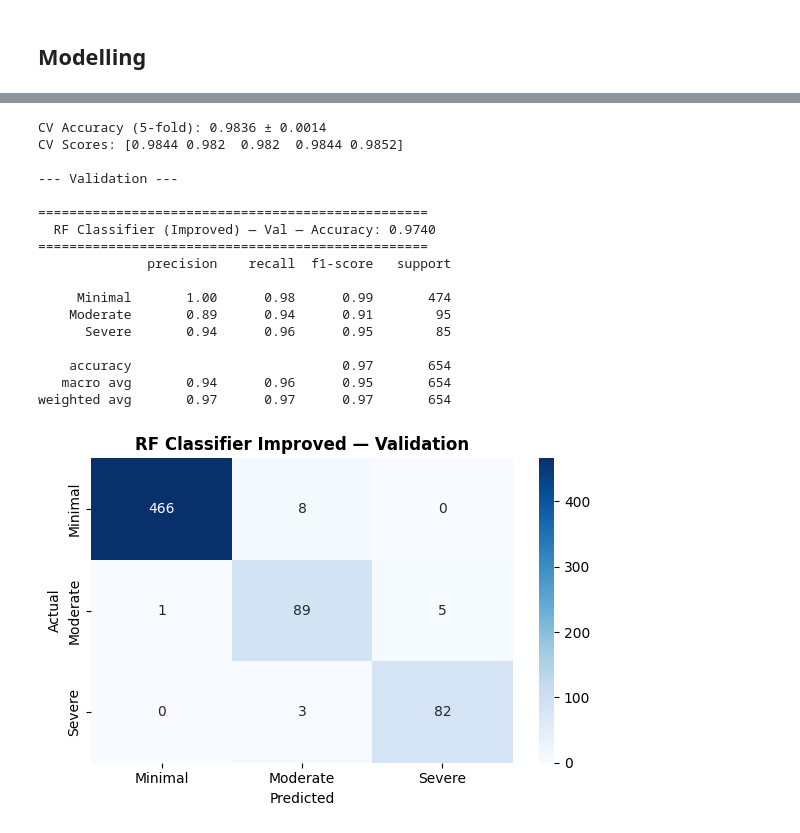
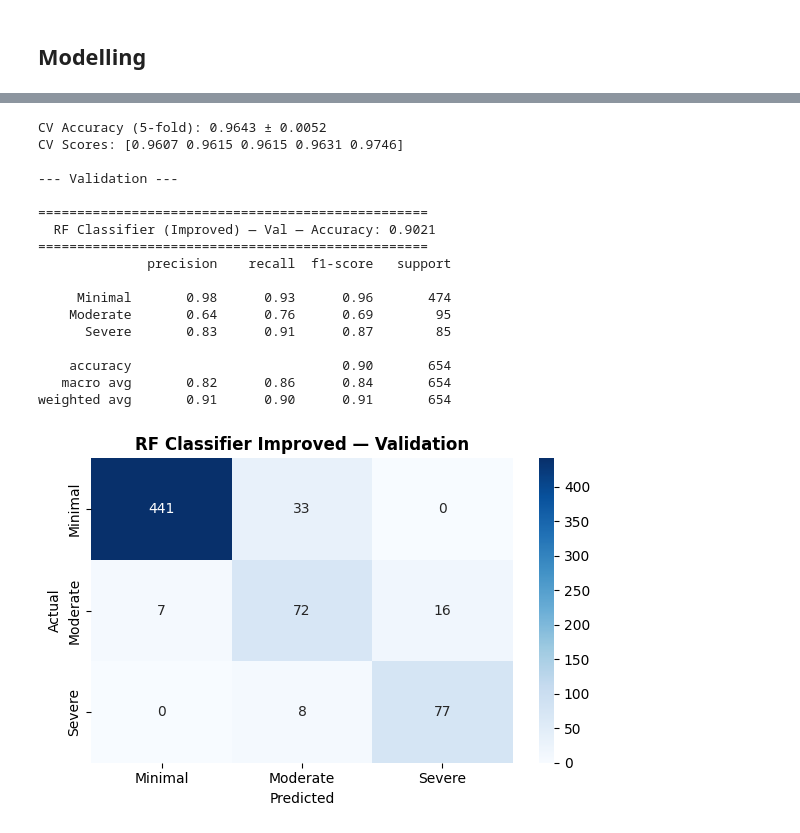
Before and after one commit to npydipati/CAP5771_npydipati, a Jupyter notebook: data_modeling.ipynb, the cells around one changed output, grey strips where cells are left out. Cells and saved outputs as stored; diff of their text form; code cells hidden in the pictures.

```diff
--- a/data_modeling.ipynb
+++ b/data_modeling.ipynb
@@ -260,11 +261,18 @@ test_data.csv       : 2021–2023  654 rows    (8.8%)
 ## Modelling
 # %%
 # Features used for both classification and regression
+
 FEATURES = [
-    'gdp_per_capita', 'urban_population_percent', 'rural_population_percent',
-    'population_density', 'total_population', 'renewable_energy_percent',
-    'government_effectiveness', 'elec_access_change', 'gdp_growth',
-    'urban_change', 'lagged_electricity', 'lagged_gdp'
+    'gdp_per_capita',
+    'urban_population_percent',
+    'rural_population_percent',
+    'population_density',
+    'total_population',
+    'renewable_energy_percent',
+    'government_effectiveness',
+    'elec_access_change',
+    'gdp_growth',
+    'urban_change'
 ]
 
 CLASS_TARGET = 'risk_category'
@@ -291,5 +299,5 @@ y_test_reg  = test_df[REG_TARGET]
 print(f"X_train : {X_train.shape}")
 print(f"X_val   : {X_val.shape}")
 print(f"X_test  : {X_test.shape}")
-print(f"Classes : {le.classes_}")
+print(f"Features: {FEATURES}")
 # %% [output]
@@ -359,44 +375,46 @@ weighted avg       0.97      0.97      0.97       654
 # %%
+# Improved RF Classifier
+
 from sklearn.model_selection import cross_val_score, StratifiedKFold
 
-# Improved model with tuned hyperparameters
 rf_cls_improved = RandomForestClassifier(
-    n_estimators=300,
-    max_depth=15,
-    min_samples_split=5,
+    n_estimators=700,
+    max_depth=14,
+    min_samples_split=6,
     min_samples_leaf=2,
+    max_features=0.6,
     class_weight='balanced',
     random_state=42
 )
 rf_cls_improved.fit(X_train, y_train_cls)
 
 # Cross-validation on training set
 cv = StratifiedKFold(n_splits=5, shuffle=True, random_state=42)
 cv_scores = cross_val_score(rf_cls_improved, X_train, y_train_cls, cv=cv, scoring='accuracy')
 
 print(f"CV Accuracy (5-fold): {cv_scores.mean():.4f} ± {cv_scores.std():.4f}")
 print(f"CV Scores: {cv_scores.round(4)}")
 
 print("\n--- Validation ---")
 val_pred_cls_imp, val_acc_imp = eval_classifier(rf_cls_improved, X_val, y_val_cls, "RF Classifier (Improved) — Val")
 plot_confusion(y_val_cls, val_pred_cls_imp, "RF Classifier Improved — Validation")
 # %% [output]
-CV Accuracy (5-fold): 0.9836 ± 0.0014
-CV Scores: [0.9844 0.982  0.982  0.9844 0.9852]
+CV Accuracy (5-fold): 0.9643 ± 0.0052
+CV Scores: [0.9607 0.9615 0.9615 0.9631 0.9746]
 
 --- Validation ---
 
 ==================================================
-  RF Classifier (Improved) — Val — Accuracy: 0.9740
+  RF Classifier (Improved) — Val — Accuracy: 0.9021
 ==================================================
               precision    recall  f1-score   support
 
-     Minimal       1.00      0.98      0.99       474
-    Moderate       0.89      0.94      0.91        95
-      Severe       0.94      0.96      0.95        85
+     Minimal       0.98      0.93      0.96       474
+    Moderate       0.64      0.76      0.69        95
+      Severe       0.83      0.91      0.87        85
 
-    accuracy                           0.97       654
-   macro avg       0.94      0.96      0.95       654
-weighted avg       0.97      0.97      0.97       654
+    accuracy                           0.90       654
+   macro avg       0.82      0.86      0.84       654
+weighted avg       0.91      0.90      0.91       654
-[figure, old version]
+[figure, new version]
 # %%
```
Also changed, not shown: parts of 24 cells of this notebook.
